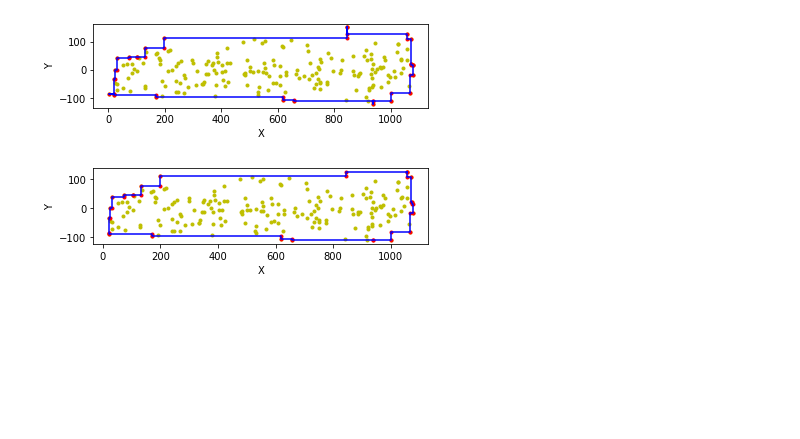
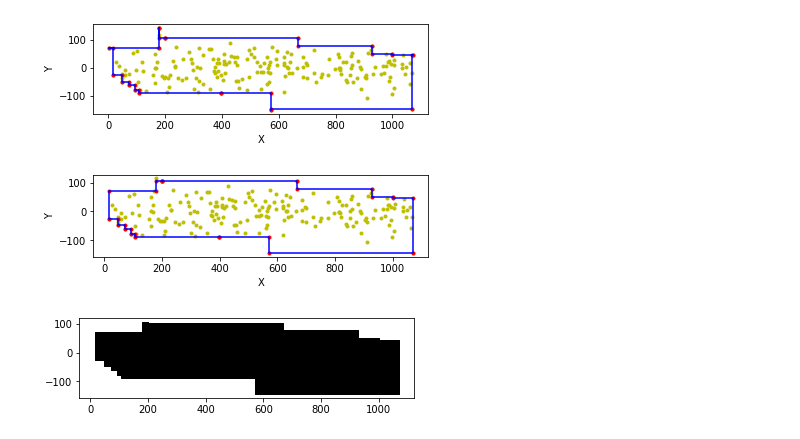
Before and after one commit to tiviluson/Orthogonal-Convex-Hull, a Jupyter notebook: Input_generation.ipynb, the cells around one changed output. Saved outputs shown, nothing was run; the diff lists cells and outputs as text; code cells hidden in the pictures; blank space fills up the shorter version.

```diff
--- a/Input_generation.ipynb
+++ b/Input_generation.ipynb
@@ -169,29 +169,37 @@ def tarjan(graph):
 # %%
 input_points = []
 for _ in range(200):
     x = random.uniform(0, 1080)
     y = calculate_y(x)
     point = (int(x), int(y))
     input_points.append(point)
 processed_points = convexOQHNew.findOrthogonalConvexHull(input_points)
 processed_points.append(processed_points[0])
 S = points_supplement(processed_points)
 for i in range(len(S)):
     processed_points.insert(S[i][0]+i, S[i][1])
 processed_points = redundancy_omission(processed_points)
 # for point in processed_points:
 #     print(point)
 graph(processed_points, input_points, 1)
 plt.show()
 plt.clf()
 processed_points, deleted_points = tarjan(processed_points)
 for point in deleted_points:
     input_points.remove(point)
 graph(processed_points, input_points, 1)
 plt.show()
+plt.clf()
+fig = plt.fill_between([point[0] for point in processed_points],
+                       [point[1] for point in processed_points], color='black',
+                      interpolate = False)
+ax = plt.subplot()
+ax.set_aspect(1)
+plt.show()
 # %% [output]
-[figure, old version]
+[figure, new version]
-[figure, old version]
+[figure, new version]
+[figure, added]
 # %%
 def concave_points_supplement(points, inner_points, number_of_concavities):
     start = points.pop()
```
Also changed, not shown: parts of 3 cells of this notebook.
